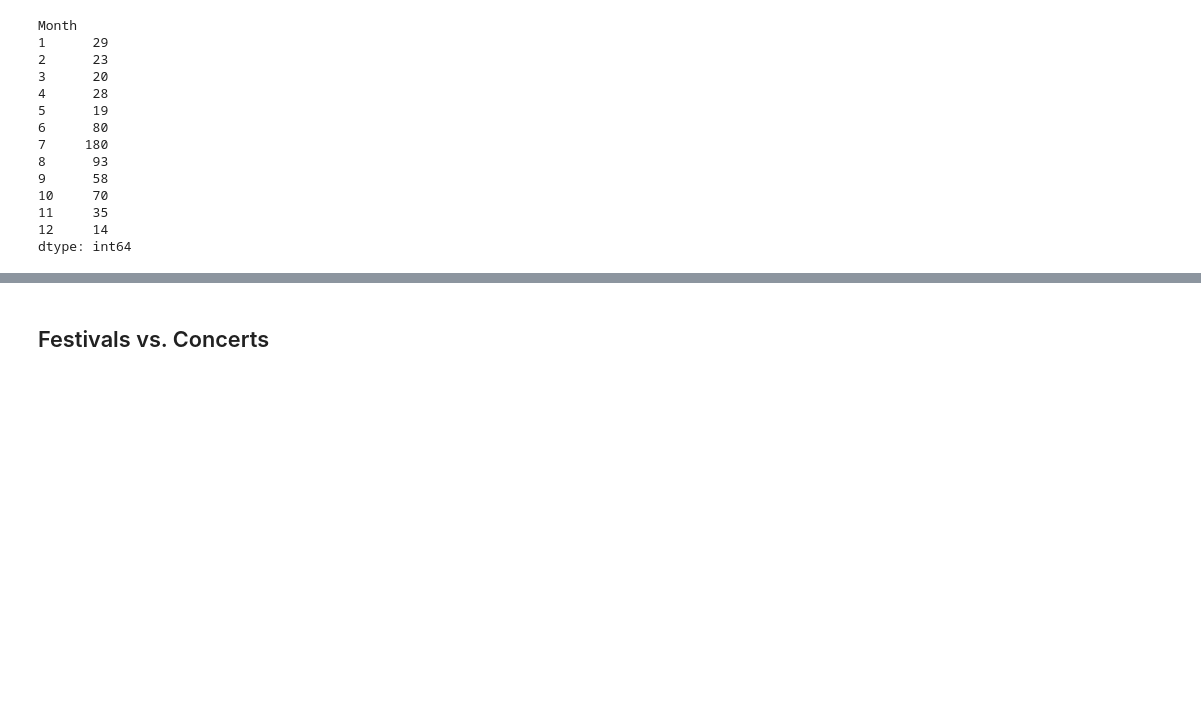
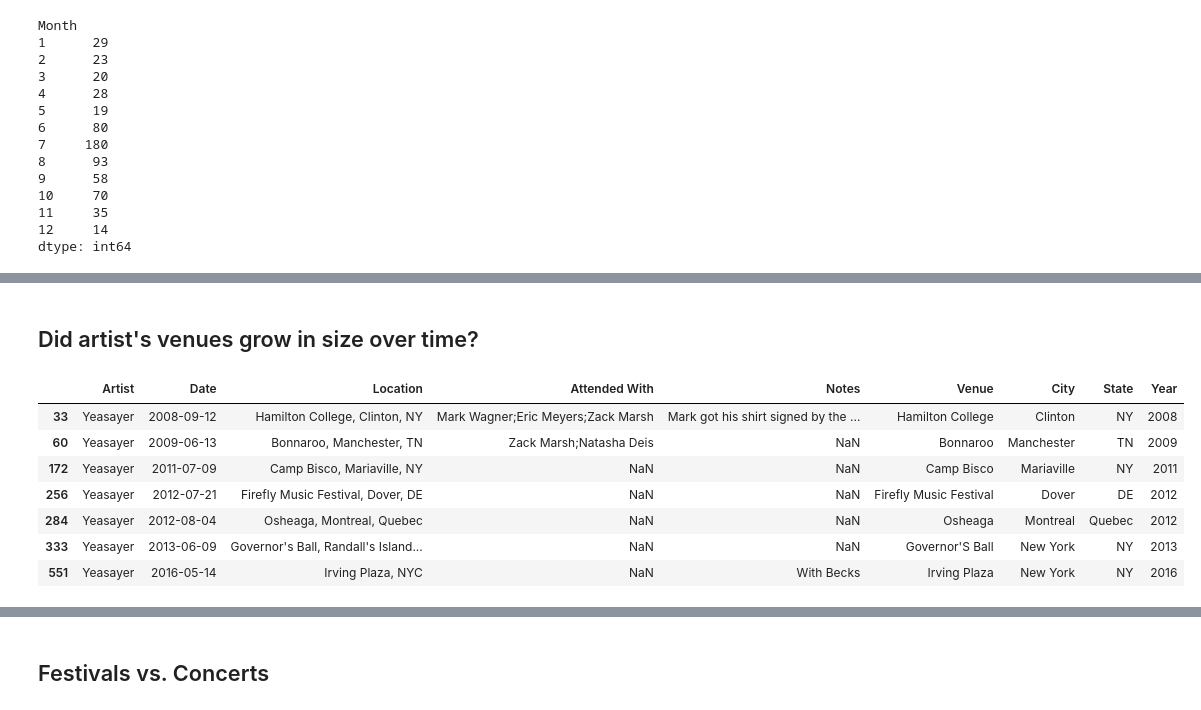
Before and after one commit to yono38/concert-exploration, a Jupyter notebook: Concert Exploration.ipynb, the cells around one changed output, grey strips where cells are left out. Drawn from its saved outputs; the diff is of its cells as text; code cells hidden in the pictures; blank space fills up the shorter version.

```diff
--- a/Concert Exploration.ipynb
+++ b/Concert Exploration.ipynb
@@ -367,0 +398,13 @@ dtype: int64
+# %% [markdown]
+## Did artist's venues grow in size over time?
+# %%
+shows[shows['Artist'] == 'Yeasayer']
+# %% [output]
+|  | Artist | Date | Location | Attended With | Notes | Venue | City | State | Year |
+| 33 | Yeasayer | 2008-09-12 | Hamilton College, Clinton, NY | Mark Wagner;Eric Meyers;Zack Marsh | Mark got his shirt signed by the ... | Hamilton College | Clinton | NY | 2008 |
+| 60 | Yeasayer | 2009-06-13 | Bonnaroo, Manchester, TN | Zack Marsh;Natasha Deis | NaN | Bonnaroo | Manchester | TN | 2009 |
+| 172 | Yeasayer | 2011-07-09 | Camp Bisco, Mariaville, NY | NaN | NaN | Camp Bisco | Mariaville | NY | 2011 |
+| 256 | Yeasayer | 2012-07-21 | Firefly Music Festival, Dover, DE | NaN | NaN | Firefly Music Festival | Dover | DE | 2012 |
+| 284 | Yeasayer | 2012-08-04 | Osheaga, Montreal, Quebec | NaN | NaN | Osheaga | Montreal | Quebec | 2012 |
+| 333 | Yeasayer | 2013-06-09 | Governor's Ball, Randall's Island... | NaN | NaN | Governor'S Ball | New York | NY | 2013 |
+| 551 | Yeasayer | 2016-05-14 | Irving Plaza, NYC | NaN | With Becks | Irving Plaza | New York | NY | 2016 |
```
Also changed, not shown: parts of 9 cells of this notebook, 1 other file.
